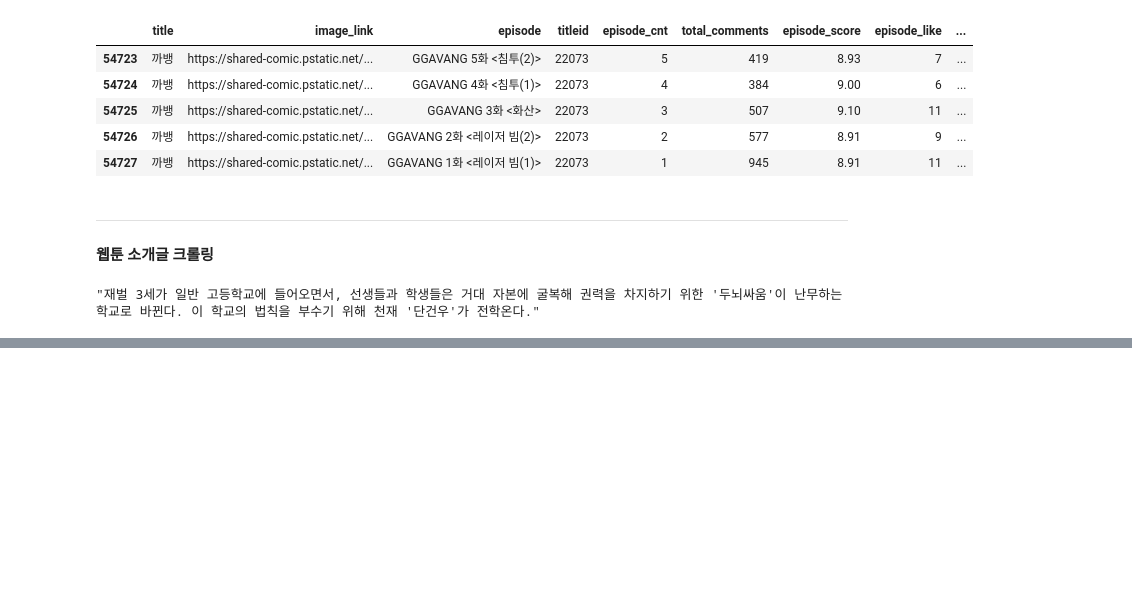
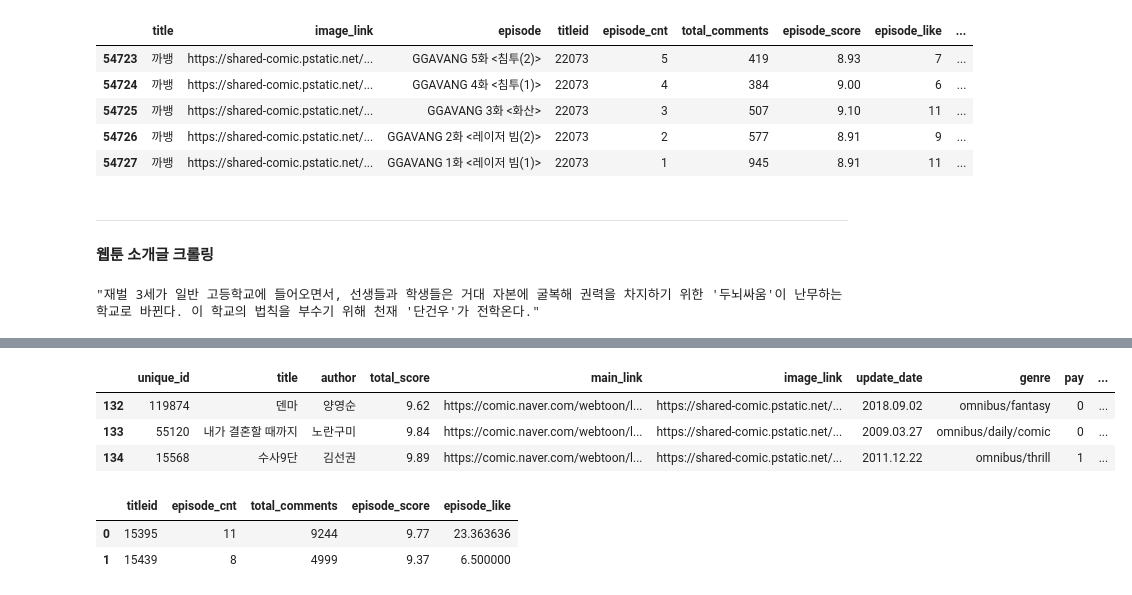
Before and after one commit to brightscannon/Webtoon_recommand_system, a Jupyter notebook: Crawling_test2_Juno.ipynb, the cells around one changed output, grey strips where cells are left out. Cells and saved outputs as stored; diff of their text form; code cells hidden in the pictures; blank space fills up the shorter version.

```diff
--- a/Crawling_test2_Juno.ipynb
+++ b/Crawling_test2_Juno.ipynb
@@ -774,14 +898,11 @@ dom.select_one("#content > div.comicinfo > div.detail > p").text
 # %%
+# 소개글
 # 함수화
 def get_intro(url):
     response = requests.get(url)
     dom = BeautifulSoup(response.content, 'lxml')
     return dom.select_one("#content > div.comicinfo > div.detail > p").text
 
-# Restore the webtoon info
-info = pd.read_csv("data_Juno/webtoon_naver_info_by_genres_seperated.csv")
-
 # Add Column
 info['intro'] = info['main_link'].map(lambda x: get_intro(x))
-
-info.intro
+info2['intro'] = info2['main_link'].map(lambda x: get_intro(x))
@@ -806,4 +908,0 @@ Name: intro, Length: 745, dtype: object
-# %%
-info2 = pd.read_csv("data_Juno/webtoon_naver_info_by_genres.csv")
-info2.drop(columns=['non-free'], axis=1, inplace=True)
-info2.tail()
@@ -817,3 +908,0 @@ info2.tail()
-# %%
-info2 = pd.concat([info2,info[['pay','episode_cnt','total_comments','episode_score','intro']]], axis=1)
-info2.tail()
@@ -826,0 +917,7 @@ info2.tail()
+# %%
+info2.loc[132:134, :]
+# %% [output]
+|  | unique_id | title | author | total_score | main_link | image_link | update_date | genre | pay | ... |
+| 132 | 119874 | 덴마 | 양영순 | 9.62 | https://comic.naver.com/webtoon/l... | https://shared-comic.pstatic.net/... | 2018.09.02 | omnibus/fantasy | 0 | ... |
+| 133 | 55120 | 내가 결혼할 때까지 | 노란구미 | 9.84 | https://comic.naver.com/webtoon/l... | https://shared-comic.pstatic.net/... | 2009.03.27 | omnibus/daily/comic | 0 | ... |
+| 134 | 15568 | 수사9단 | 김선권 | 9.89 | https://comic.naver.com/webtoon/l... | https://shared-comic.pstatic.net/... | 2011.12.22 | omnibus/thrill | 1 | ... |
@@ -826,0 +928,6 @@ info2.tail()
+# %%
+chap_group.head(2)
+# %% [output]
+|  | titleid | episode_cnt | total_comments | episode_score | episode_like |
+| 0 | 15395 | 11 | 9244 | 9.77 | 23.363636 |
+| 1 | 15439 | 8 | 4999 | 9.37 | 6.500000 |
```
Also changed, not shown: parts of 30 cells of this notebook.
